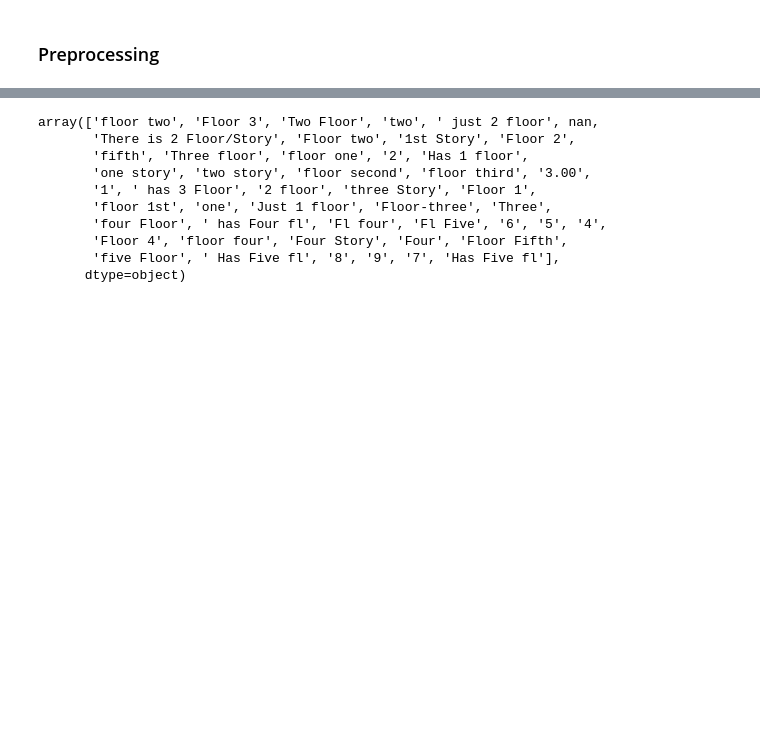
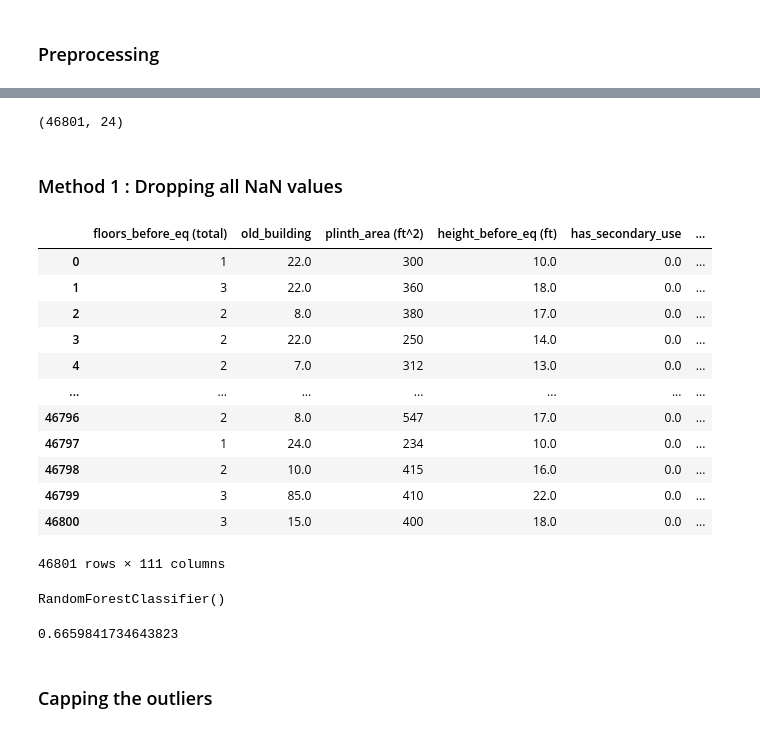
Before and after one commit to damahindra/Earthquake-Damage-Grade-Analysis-and-Prediction, a Jupyter notebook: Workspace-Rangga/ws-rang.ipynb, the cells around one changed output, grey strips where cells are left out. Cells and saved outputs as stored; diff of their text form; code cells hidden in the pictures; blank space fills up the shorter version.

Commit message:
random forest no handle outliers only onehot categorical no std

```diff
--- a/Workspace-Rangga/ws-rang.ipynb
+++ b/Workspace-Rangga/ws-rang.ipynb
@@ -19,3 +15,20 @@ from sklearn.model_selection import train_test_split
+# %%
+def transform_column(value):
+    if isinstance(value, str):
+        if 'one' in value.lower() or 'first' in value.lower() or '1' in value:
+            return 1
+        elif 'two' in value.lower() or 'second' in value.lower() or '2' in value:
+            return 2
+        elif 'three' in value.lower() or 'third' in value.lower() or '3' in value or '3.00' in value:
+            return 3
+        elif 'four' in value.lower() or 'fourth' in value.lower() or '4' in value:
+            return 4
+        elif 'five' in value.lower() or 'fifth' in value.lower() or '5' in value:
+            return 5
+        else:
+            return value
+    else:
+        return value
 # %% [markdown]
 ### Import Data and Data Overview
 # %%
@@ -131,13 +135,37 @@ data.head()
-# %%
-data['floors_before_eq (total)'].unique()
-# %% [output]
-array(['floor two', 'Floor 3', 'Two Floor', 'two', ' just 2 floor', nan,
-       'There is 2 Floor/Story', 'Floor two', '1st Story', 'Floor 2',
-       'fifth', 'Three floor', 'floor one', '2', 'Has 1 floor',
-       'one story', 'two story', 'floor second', 'floor third', '3.00',
-       '1', ' has 3 Floor', '2 floor', 'three Story', 'Floor 1',
-       'floor 1st', 'one', 'Just 1 floor', 'Floor-three', 'Three',
-       'four Floor', ' has Four fl', 'Fl four', 'Fl Five', '6', '5', '4',
-       'Floor 4', 'floor four', 'Four Story', 'Four', 'Floor Fifth',
-       'five Floor', ' Has Five fl', '8', '9', '7', 'Has Five fl'],
-      dtype=object)
+# %%
+data2 = data.dropna(axis=0).reset_index(drop=True)
+# %%
+data2.shape
+# %% [output]
+(46801, 24)
+# %% [markdown]
+### Method 1 : Dropping all NaN values
+# %%
+data2['floors_before_eq (total)'] = data2['floors_before_eq (total)'].apply(lambda x: transform_column(x))
+data2['floors_before_eq (total)'] = pd.to_numeric(data2['floors_before_eq (total)'])
+
+data2['plinth_area (ft^2)'] = data2['plinth_area (ft^2)'].apply(lambda x : x.split(" ")[0] if x != "More than 1000 ft^2" else x.split(" ")[-2])
+data2['plinth_area (ft^2)'] = pd.to_numeric(data2['plinth_area (ft^2)'])
+
+data2 = data2.drop('no_family_residing', axis=1)
+# %%
+# num_concrete = ['has_secondary_use', 'type_of_reinforcement_concrete', 'wall_binding', 'wall_material']
+data_num = data2.select_dtypes(include='number')
+data_cat = data2.select_dtypes('object')
+encoder = OneHotEncoder(drop='first')
+concat = pd.concat([data_num, pd.DataFrame(encoder.fit_transform(data_cat).toarray(), columns=encoder.get_feature_names(data_cat.columns))], axis=1)
+concat
+# %% [output]
+|  | floors_before_eq (total) | old_building | plinth_area (ft^2) | height_before_eq (ft) | has_secondary_use | ... |
+| 0 | 1 | 22.0 | 300 | 10.0 | 0.0 | ... |
+| 1 | 3 | 22.0 | 360 | 18.0 | 0.0 | ... |
+| 2 | 2 | 8.0 | 380 | 17.0 | 0.0 | ... |
+| 3 | 2 | 22.0 | 250 | 14.0 | 0.0 | ... |
+| 4 | 2 | 7.0 | 312 | 13.0 | 0.0 | ... |
+| ... | ... | ... | ... | ... | ... | ... |
+| 46796 | 2 | 8.0 | 547 | 17.0 | 0.0 | ... |
+| 46797 | 1 | 24.0 | 234 | 10.0 | 0.0 | ... |
+| 46798 | 2 | 10.0 | 415 | 16.0 | 0.0 | ... |
+| 46799 | 3 | 85.0 | 410 | 22.0 | 0.0 | ... |
+| 46800 | 3 | 15.0 | 400 | 18.0 | 0.0 | ... |
+46801 rows × 111 columns
@@ -143,0 +176,5 @@ array(['floor two', 'Floor 3', 'Two Floor', 'two', ' just 2 floor', nan,
+# %%
+model = RandomForestClassifier()
+model.fit(X_train, y_train)
+# %% [output]
+RandomForestClassifier()
@@ -143,0 +183,7 @@ array(['floor two', 'Floor 3', 'Two Floor', 'two', ' just 2 floor', nan,
+# %%
+score = f1_score(y_test, result, average='macro')
+score
+# %% [output]
+0.6659841734643823
+# %% [markdown]
+### Capping the outliers
```
Also changed, not shown: parts of 17 cells of this notebook, 1 other file.
